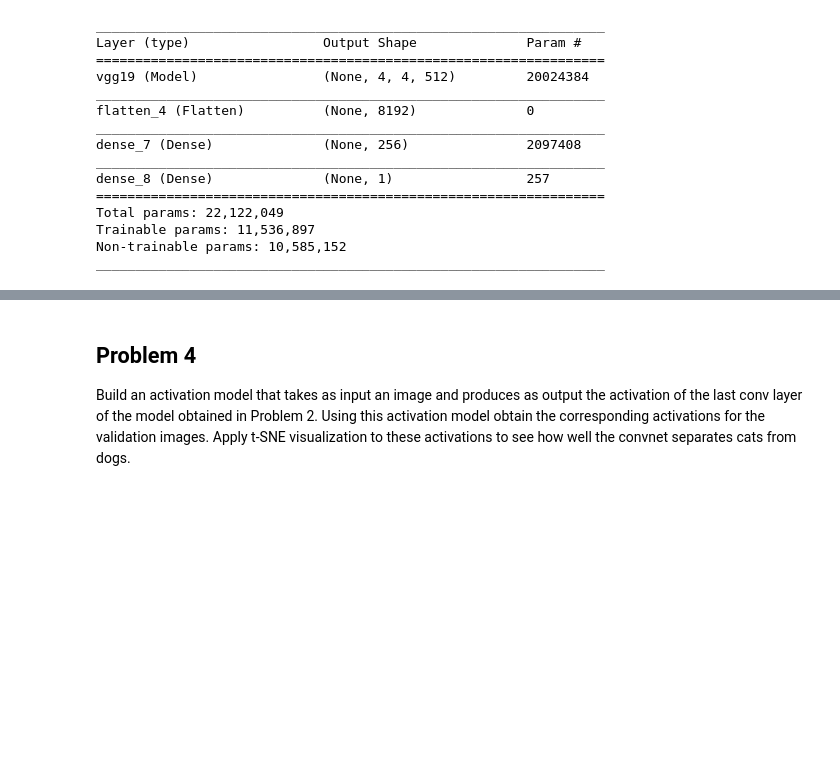
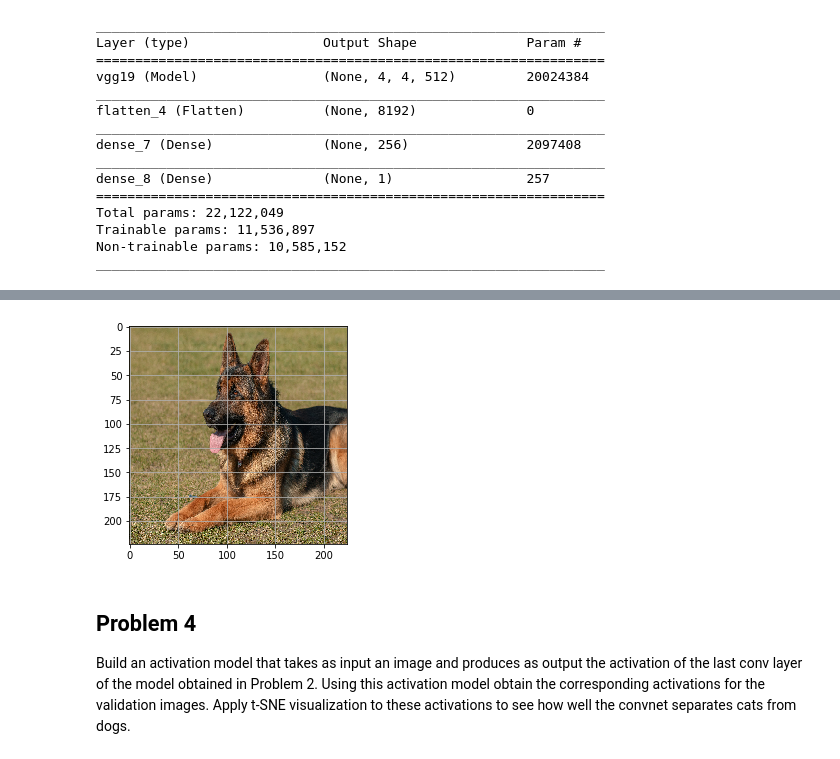
Before and after one commit to gshah8/UCF, a Jupyter notebook: Machine_Learning/HW3.ipynb, the cells around one changed output, grey strips where cells are left out. Drawn from its saved outputs; the diff is of its cells as text; code cells hidden in the pictures; blank space fills up the shorter version.

```diff
--- a/Machine_Learning/HW3.ipynb
+++ b/Machine_Learning/HW3.ipynb
@@ -392,0 +431,14 @@ _________________________________________________________________
+# %%
+img_path1 = 'cat1.jpg'
+img_path2 = 'cat2.jpg'
+img_path3 = 'cat3.jpg'
+img_path4 = 'dog1.jpg'
+img_path5 = 'dog2.jpg'
+# %%
+#plot one image
+img = image.load_img(img_path5,target_size=(224, 224))
+plt.imshow(img)
+plt.grid(None)
+plt.show()
+# %% [output]
+[figure, added]
```
Also changed, not shown: parts of 5 cells of this notebook.
